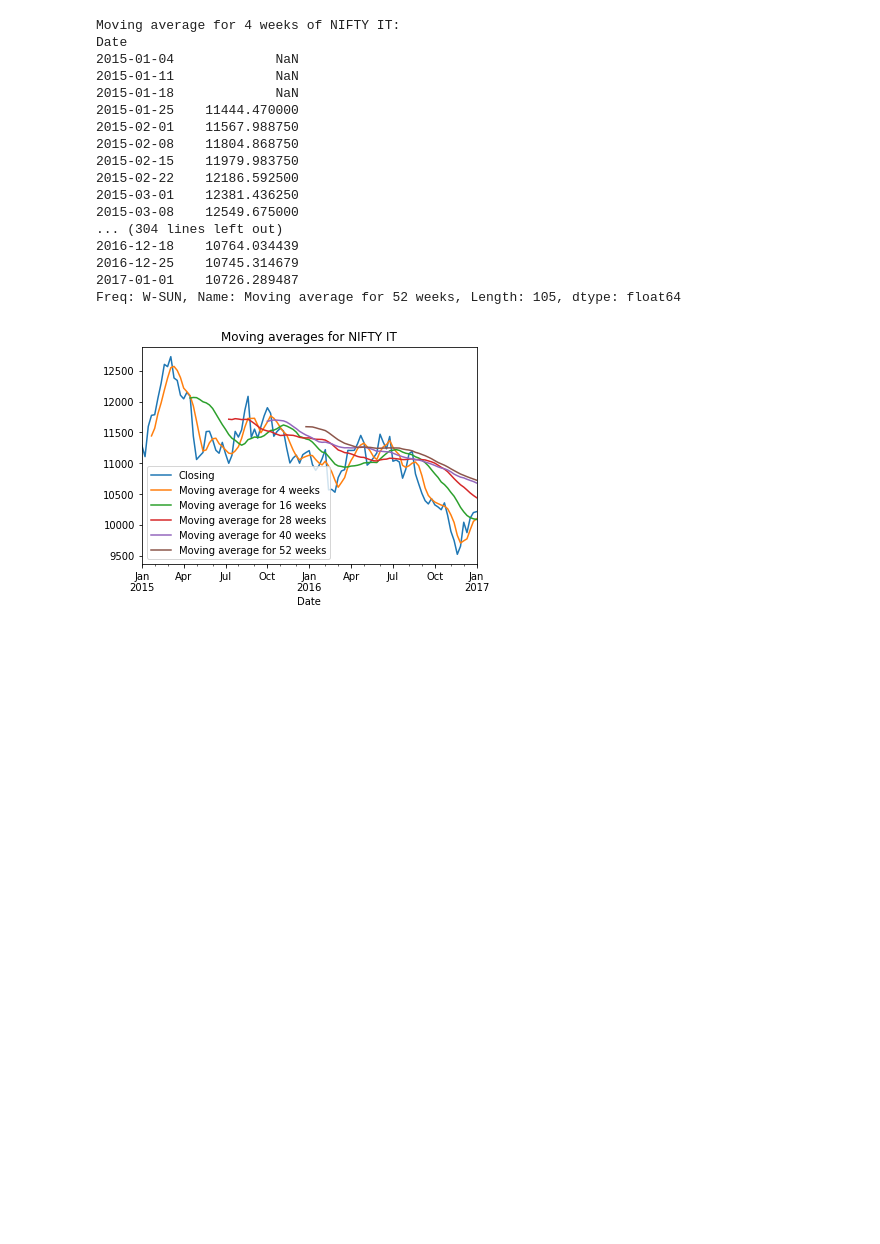
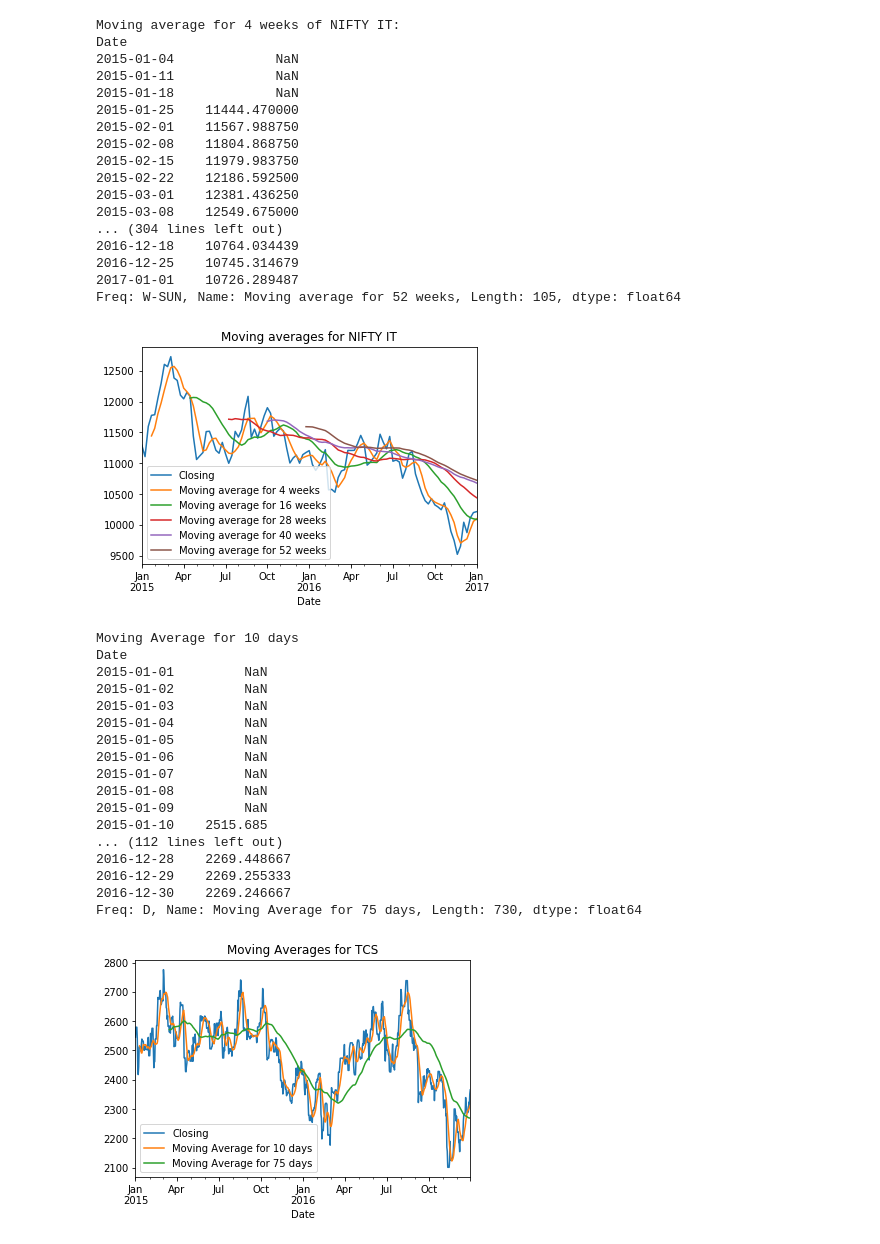
Before and after one commit to tuhinsherlock/python-test, a Jupyter notebook: RedCarpetUp.ipynb, the cells around one changed output. Drawn from its saved outputs; the diff is of its cells as text; code cells hidden in the pictures; blank space fills up the shorter version.

```diff
--- a/RedCarpetUp.ipynb
+++ b/RedCarpetUp.ipynb
@@ -159,3 +159,44 @@ Date
 2017-01-01    10726.289487
 Freq: W-SUN, Name: Moving average for 52 weeks, Length: 105, dtype: float64
 [figure]
+# %%
+tcs1=tcs.asfreq('D',method='ffill')
+infy1=infy.asfreq('D',method='ffill')
+nifty1=nifty.asfreq('D',method='ffill')
+day_win=[10,75]
+tcs1.name='TCS'
+infy1.name='INFY'
+nifty1.name='NIFTY IT'
+# %%
+def daily_mov_avg(t,day_win):
+    dd=pd.DataFrame()
+    dd['Closing']=t['Close']
+    for i in day_win:
+        moving=dd['Closing'].rolling(i).mean()
+        dd['Moving Average for '+str(i)+' days']=moving
+        print('Moving Average for '+str(i)+' days')
+        print(dd['Moving Average for '+str(i)+' days'])
+    dd.plot()
+    plt.title('Moving Averages for '+t.name)
+    plt.show()
+# %%
+daily_mov_avg(tcs1,day_win)
+# %% [output]
+Moving Average for 10 days
+Date
+2015-01-01         NaN
+2015-01-02         NaN
+2015-01-03         NaN
+2015-01-04         NaN
+2015-01-05         NaN
+2015-01-06         NaN
+2015-01-07         NaN
+2015-01-08         NaN
+2015-01-09         NaN
+2015-01-10    2515.685
+... (112 lines left out)
+2016-12-28    2269.448667
+2016-12-29    2269.255333
+2016-12-30    2269.246667
+Freq: D, Name: Moving Average for 75 days, Length: 730, dtype: float64
+[figure, added]
```
Also changed, not shown: parts of 6 cells of this notebook.
